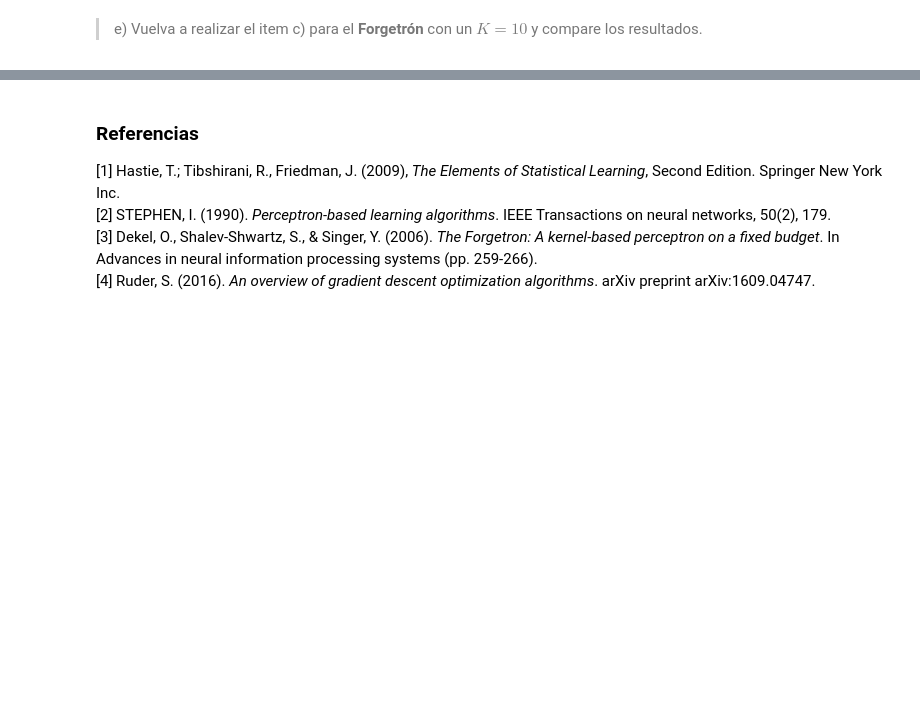
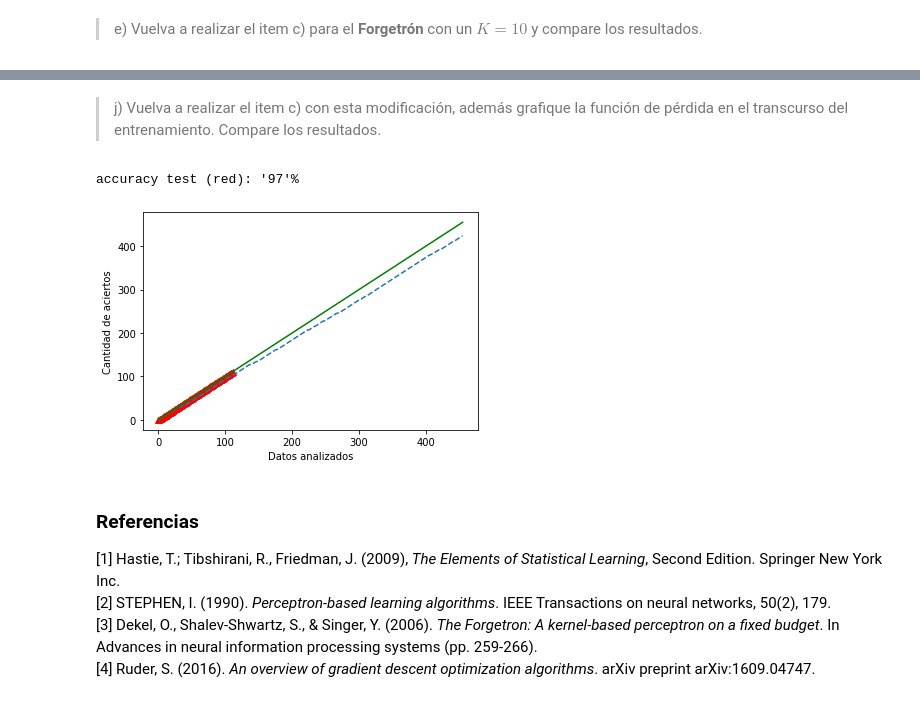
Before and after one commit to GaboPP/Perceptron, a Jupyter notebook: Enunciado.ipynb, the cells around one changed output, grey strips where cells are left out. Saved outputs shown, nothing was run; the diff lists cells and outputs as text; code cells hidden in the pictures; blank space fills up the shorter version.

```diff
--- a/Enunciado.ipynb
+++ b/Enunciado.ipynb
@@ -197,0 +187,5 @@ $$ \vec{w}^{(t+1)} \leftarrow \vec{w}^{(t)} - \eta \cdot \nabla_{\vec{w}^{(t)}}
+# %%
+def Loss_function(y, x,w,b):
+    g = G(x, w, b)
+    fun_g = g if(g > 0.1e-322) else 0.1e-322
+    return -y*np.log(fun_g)-(1-y)*np.log(1-fun_g)
@@ -197,0 +194,3 @@ $$ \vec{w}^{(t+1)} \leftarrow \vec{w}^{(t)} - \eta \cdot \nabla_{\vec{w}^{(t)}}
+# %%
+def gradiente(y, x,w,b):
+    return (G(x,w,b)-y)*x
@@ -198,3 +235,29 @@ $$ \vec{w}^{(t+1)} \leftarrow \vec{w}^{(t)} - \eta \cdot \nabla_{\vec{w}^{(t)}}
+# %% [markdown]
+> j) Vuelva a realizar el item c) con esta modificación, además grafique la función de pérdida en el transcurso del entrenamiento. Compare los resultados.
+# %%
+N = 1
+eta = 0.7
+P = Perceptron_gradiente(X_train_std.shape[1], N, 0.01)
+P.train(X_train_std, y_train)
+# %%
+acc = 0
+predict_array = [0]
+for i in range(len(X_test_std)):
+    predict = P.predict(X_test_std[i])
+    if(predict == y_test[i]):
+        predict_array.append(acc)
+        acc+=1
+# %%
+print("accuracy test (red): '{}'%".format(round(acc/len(y_test)*100)))
+plt.plot(predict_array, 'r^')
+plt.plot(P.accuracy, '--')
+plt.plot(P.effective_array, 'g')
+plt.xlabel('Datos analizados')
+plt.ylabel('Cantidad de aciertos')
+plt.show()
+# %% [output]
+accuracy test (red): '97'%
+[figure, added]
 # %% [markdown]
 <a id="refs"></a>
 ### Referencias
```
Also changed, not shown: parts of 11 cells of this notebook.
